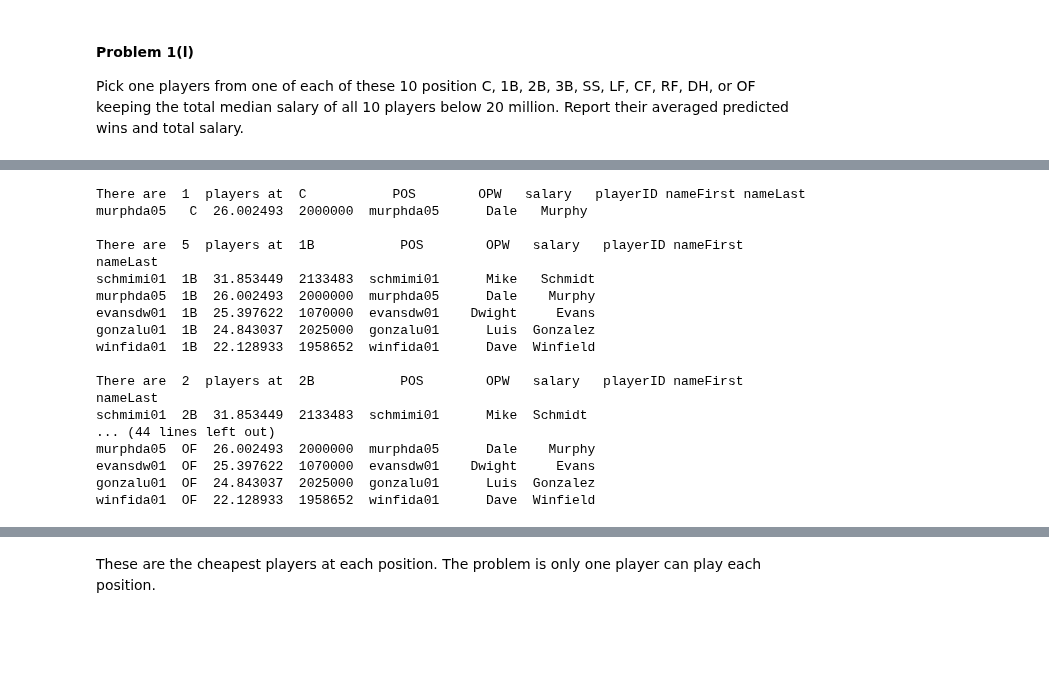
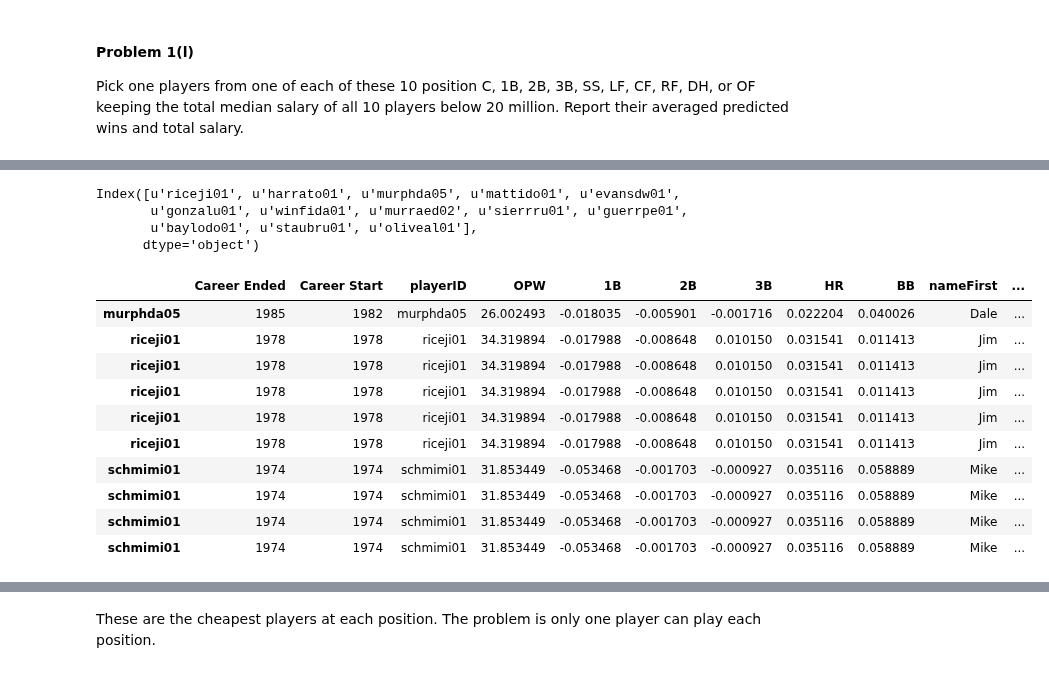
Before and after one commit to AnilKumarTeegala/DSE220_Machine_Learning, a Jupyter notebook: IPynb/Assignment_2_MAS.ipynb, the cells around one changed output, grey strips where cells are left out. Drawn from its saved outputs; the diff is of its cells as text; code cells hidden in the pictures; blank space fills up the shorter version.

Commit message:
silly opw team automation start

```diff
--- a/IPynb/Assignment_2_MAS.ipynb
+++ b/IPynb/Assignment_2_MAS.ipynb
@@ -420,6 +420,3 @@ plt.title('OPW versus Salary', size = 20);
 # %% [markdown]
 #### Problem 1(l)
 Pick one players from one of each of these 10 position C, 1B, 2B, 3B, SS, LF, CF, RF, DH, or OF keeping the total median salary of all 10 players below 20 million. Report their averaged predicted wins and total salary.
-# %%
-playerLS.index = playerLS.playerID.values
-playerLS.head()
@@ -448,34 +463,49 @@ playerLS2[idx & (playerLS2['salary'] < 15e6)].sort_values(by ='salary', ascendin
 # %%
-# C = 'murphda05' Dale Murphy 26, salary 2 million
-# 1B = 'evansdw01 Dwight Evans 25.76 1 million
-# 2B = 'mattido01' Don Mattingly 25.76 2.5 million
-# 3B =  'gonzalu01' Luis Gonzalez 24.84
-# SS = 'schmimi01' Mike Schmidt 31.85 2.1 million
-# LF =
-#
+positions = ['C', '1B', '2B', '3B', 'SS', 'LF', 'CF', 'RF', 'DH', 'OF']
+cond1 = playerLS['salary'] <= 2.8e6
+cond2 = playerLS['POS'] == position # can't be a pitcher
+playerLS2 = playerLS[cond1 & cond2]
 for position in positions:
-    cond1 = playerLS['salary'] <= 20e6
-    cond2 = playerLS['POS'] == position # can't be a pitcher
-    playerLS2 = playerLS[cond1 & cond2]
-    #idx = playerLS2.groupby('POS')['OPW'].transform(max) == playerLS2['OPW']
-    output = playerLS2[(playerLS2['salary'] < 2.5e6) & (playerLS2['OPW'] > 20)].sort_values(by ='OPW', ascending=False)[['POS','OPW','salary','playerID', 'nameFirst','nameLast']]
-    print 'There are ', len(output), ' players at ', position, output, '\n'
-#playerLS2[playerLS2.playerID.isin(team)]
+    yes = 0
+    while yes == 0:
+        #idx = playerLS2.groupby('POS')['OPW'].transform(max) == playerLS2['OPW']
+        output = playerLS2[(playerLS2['salary'] < 3e6) & (playerLS2['OPW'] > 10)].sort_values(by ='OPW', ascending=False)[['POS','OPW','salary','playerID', 'nameFirst','nameLast']]
+        if position == 'C':
+
+            myPlayers = pd.DataFrame(data = playerLS2.loc[['murphda05']])
+            chosenPlayer = myPlayers.index
+        person = output.index[0]
+
+        #print 'There are ', len(output), ' players at ', position, output, '\n'
+        yes = 1
+
+pd.DataFrame(data = playerLS2.loc['murphda05'])
+#pd.concat([])
+#output.iloc[[1]]
+#output.iloc[[2]].index[0]
+#output.index[0] in output.index[0]
+#output.index
 # %% [output]
-There are  1  players at  C           POS        OPW   salary   playerID nameFirst nameLast
-murphda05   C  26.002493  2000000  murphda05      Dale   Murphy
-
-There are  5  players at  1B           POS        OPW   salary   playerID nameFirst  nameLast
-schmimi01  1B  31.853449  2133483  schmimi01      Mike   Schmidt
-murphda05  1B  26.002493  2000000  murphda05      Dale    Murphy
-evansdw01  1B  25.397622  1070000  evansdw01    Dwight     Evans
-gonzalu01  1B  24.843037  2025000  gonzalu01      Luis  Gonzalez
-winfida01  1B  22.128933  1958652  winfida01      Dave  Winfield
-
-There are  2  players at  2B           POS        OPW   salary   playerID nameFirst nameLast
-schmimi01  2B  31.853449  2133483  schmimi01      Mike  Schmidt
-... (44 lines left out)
-murphda05  OF  26.002493  2000000  murphda05      Dale    Murphy
-evansdw01  OF  25.397622  1070000  evansdw01    Dwight     Evans
-gonzalu01  OF  24.843037  2025000  gonzalu01      Luis  Gonzalez
-winfida01  OF  22.128933  1958652  winfida01      Dave  Winfield
+Index([u'riceji01', u'harrato01', u'murphda05', u'mattido01', u'evansdw01',
+       u'gonzalu01', u'winfida01', u'murraed02', u'sierrru01', u'guerrpe01',
+       u'baylodo01', u'staubru01', u'oliveal01'],
+      dtype='object')
+# %%
+cond1 = playerLS['salary'] <= 2.8e6
+cond2 = playerLS['POS'] != 'P' # can't be a pitcher
+playerLS2 = playerLS[cond1 & cond2]
+idx = playerLS2.groupby('POS')['OPW'].transform(max) == playerLS2['OPW']
+first_DF = playerLS2[idx]
+first_DF
+# %% [output]
+|  | Career Ended | Career Start | playerID | OPW | 1B | 2B | 3B | HR | BB | nameFirst | ... |
+| murphda05 | 1985 | 1982 | murphda05 | 26.002493 | -0.018035 | -0.005901 | -0.001716 | 0.022204 | 0.040026 | Dale | ... |
+| riceji01 | 1978 | 1978 | riceji01 | 34.319894 | -0.017988 | -0.008648 | 0.010150 | 0.031541 | 0.011413 | Jim | ... |
+| riceji01 | 1978 | 1978 | riceji01 | 34.319894 | -0.017988 | -0.008648 | 0.010150 | 0.031541 | 0.011413 | Jim | ... |
+| riceji01 | 1978 | 1978 | riceji01 | 34.319894 | -0.017988 | -0.008648 | 0.010150 | 0.031541 | 0.011413 | Jim | ... |
+| riceji01 | 1978 | 1978 | riceji01 | 34.319894 | -0.017988 | -0.008648 | 0.010150 | 0.031541 | 0.011413 | Jim | ... |
+| riceji01 | 1978 | 1978 | riceji01 | 34.319894 | -0.017988 | -0.008648 | 0.010150 | 0.031541 | 0.011413 | Jim | ... |
+| schmimi01 | 1974 | 1974 | schmimi01 | 31.853449 | -0.053468 | -0.001703 | -0.000927 | 0.035116 | 0.058889 | Mike | ... |
+| schmimi01 | 1974 | 1974 | schmimi01 | 31.853449 | -0.053468 | -0.001703 | -0.000927 | 0.035116 | 0.058889 | Mike | ... |
+| schmimi01 | 1974 | 1974 | schmimi01 | 31.853449 | -0.053468 | -0.001703 | -0.000927 | 0.035116 | 0.058889 | Mike | ... |
+| schmimi01 | 1974 | 1974 | schmimi01 | 31.853449 | -0.053468 | -0.001703 | -0.000927 | 0.035116 | 0.058889 | Mike | ... |
```
Also changed, not shown: parts of 7 cells of this notebook.
